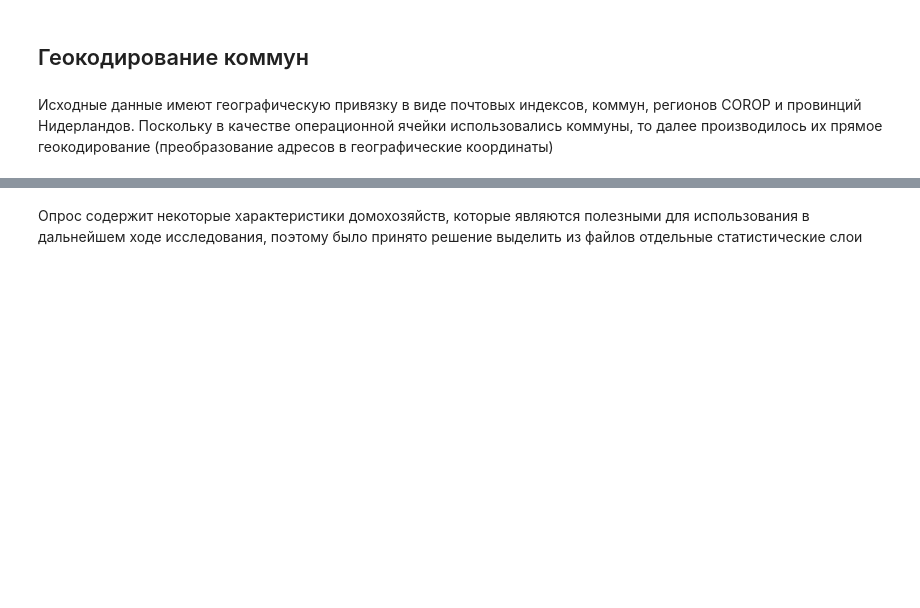
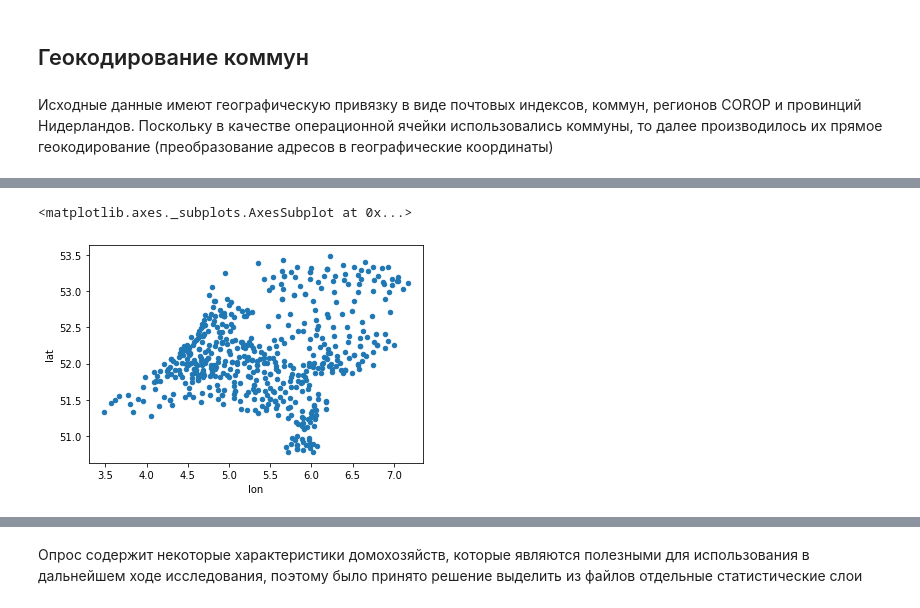
Before and after one commit to mtopnikov/NetherlandsCentralities, a Jupyter notebook: Data prerocessing.ipynb, the cells around one changed output, grey strips where cells are left out. Drawn from its saved outputs; the diff is of its cells as text; code cells hidden in the pictures; blank space fills up the shorter version.

```diff
--- a/Data prerocessing.ipynb
+++ b/Data prerocessing.ipynb
@@ -323,0 +344,4 @@ geo_points_communes.to_file('communes_points.gpkg', driver = 'GPKG')
+# %%
+import googlemaps
+
+gmaps = googlemaps.Client(key='')
@@ -323,0 +357,2 @@ geo_points_communes.to_file('communes_points.gpkg', driver = 'GPKG')
+# %%
+most_relevant = gmaps.geocode('uglich, russia')[0]
@@ -323,0 +363,25 @@ geo_points_communes.to_file('communes_points.gpkg', driver = 'GPKG')
+# %%
+def gcode_gmaps(location):
+    try:
+        response = gmaps.geocode(location)
+        most_relevant = response[0]
+        location = most_relevant['geometry']['location']
+
+        return location['lat'], location['lng'], response
+    except Exception as e:
+        print(e)
+        return None, None, response
+# %%
+responses = defaultdict(dict)
+for i, row in tqdm(communes.iterrows()):
+    location = row['address']
+    lat, lon, response = gcode_gmaps(location)
+#     sleep(1)
+
+    responses[row['commune']] = response
+
+    communes.loc[communes.address == location, 'lat'] = lat
+    communes.loc[communes.address == location, 'lon'] = lon
+
+with open('communes_responses_google.json', 'w') as outfile:
+    json.dump(responses, outfile)
@@ -323,0 +401,5 @@ geo_points_communes.to_file('communes_points.gpkg', driver = 'GPKG')
+# %%
+communes.plot.scatter('lon', 'lat')
+# %% [output]
+<matplotlib.axes._subplots.AxesSubplot at 0x...>
+[figure, added]
```
Also changed, not shown: parts of 27 cells of this notebook.
